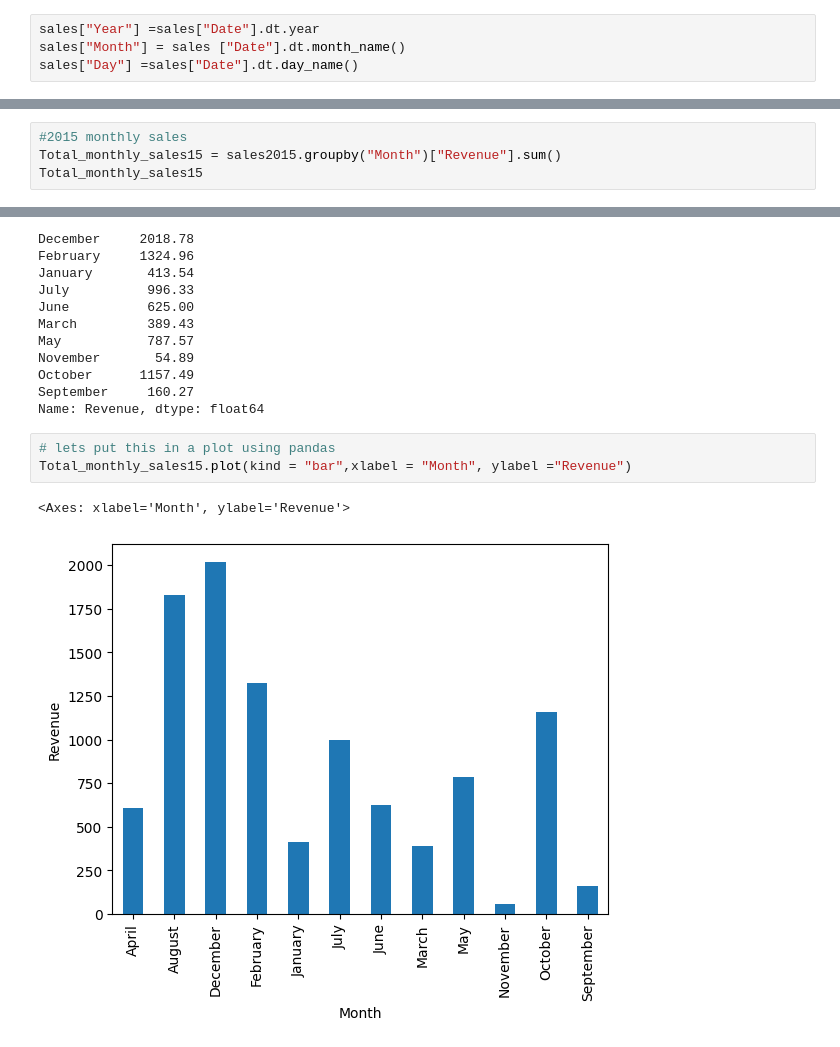
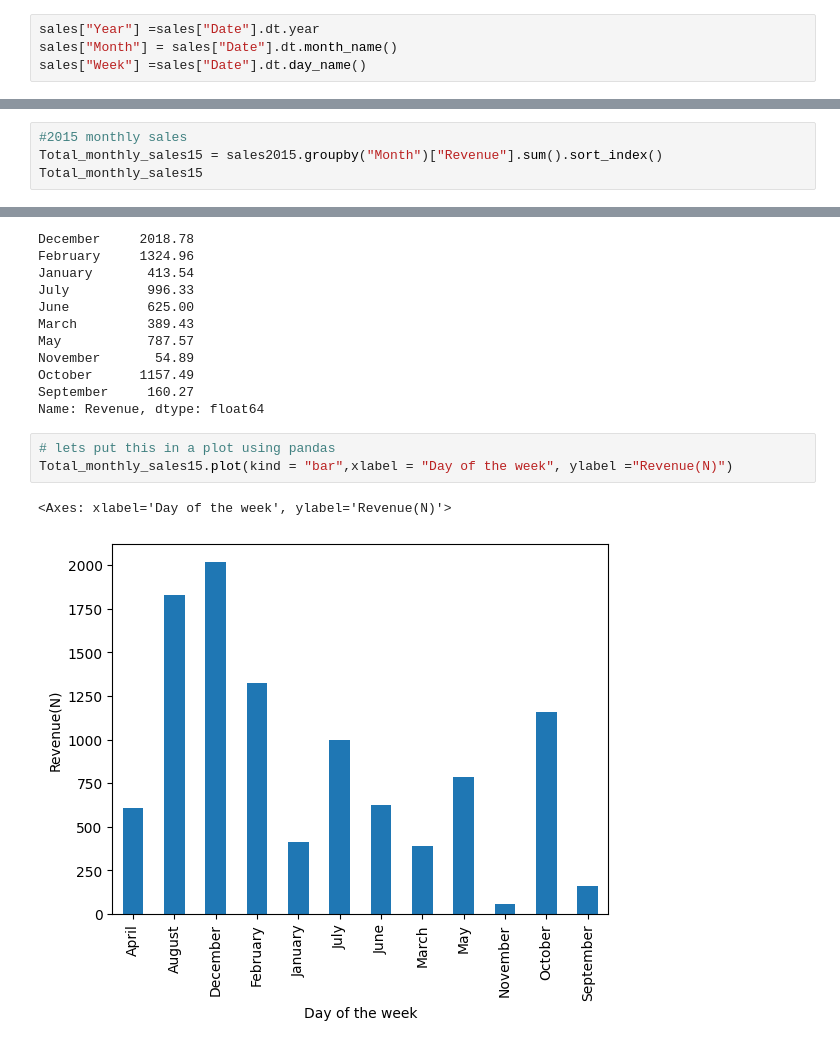
Before and after one commit to bissakaAI/DataAndData_analysis, a Jupyter notebook: Task_folder/pandas/Electronics_sales.ipynb, the cells around one changed output, grey strips where cells are left out. Drawn from its saved outputs; the diff is of its cells as text.

```diff
--- a/Task_folder/pandas/Electronics_sales.ipynb
+++ b/Task_folder/pandas/Electronics_sales.ipynb
@@ -172,8 +181,8 @@ sales.dtypes.value_counts().plot(kind="bar",xlabel = "Data Types", ylabel = "Cou
 [figure]
 # %%
 sales["Year"] =sales["Date"].dt.year
-sales["Month"] = sales ["Date"].dt.month_name()
-sales["Day"] =sales["Date"].dt.day_name()
+sales["Month"] = sales["Date"].dt.month_name()
+sales["Week"] =sales["Date"].dt.day_name()
 # %%
 sales.head()
 # %% [output]
@@ -263,7 +272,7 @@ September     505.84
 Name: Revenue, dtype: float64
 # %%
 #2015 monthly sales
-Total_monthly_sales15 = sales2015.groupby("Month")["Revenue"].sum()
+Total_monthly_sales15 = sales2015.groupby("Month")["Revenue"].sum().sort_index()
 Total_monthly_sales15
 # %% [output]
 Month
@@ -282,7 +291,7 @@ September     160.27
 Name: Revenue, dtype: float64
 # %%
 # lets put this in a plot using pandas
-Total_monthly_sales15.plot(kind = "bar",xlabel = "Month", ylabel ="Revenue")
+Total_monthly_sales15.plot(kind = "bar",xlabel = "Day of the week", ylabel ="Revenue(N)")
 # %% [output]
-<Axes: xlabel='Month', ylabel='Revenue'>
+<Axes: xlabel='Day of the week', ylabel='Revenue(N)'>
-[figure, old version]
+[figure, new version]
```
Also changed, not shown: parts of 20 cells of this notebook, 2 other files.
